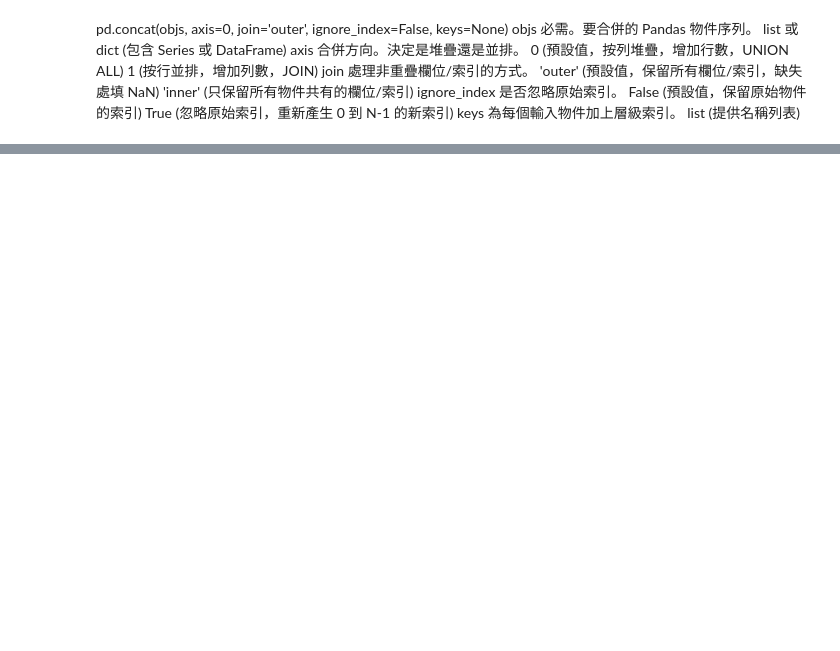
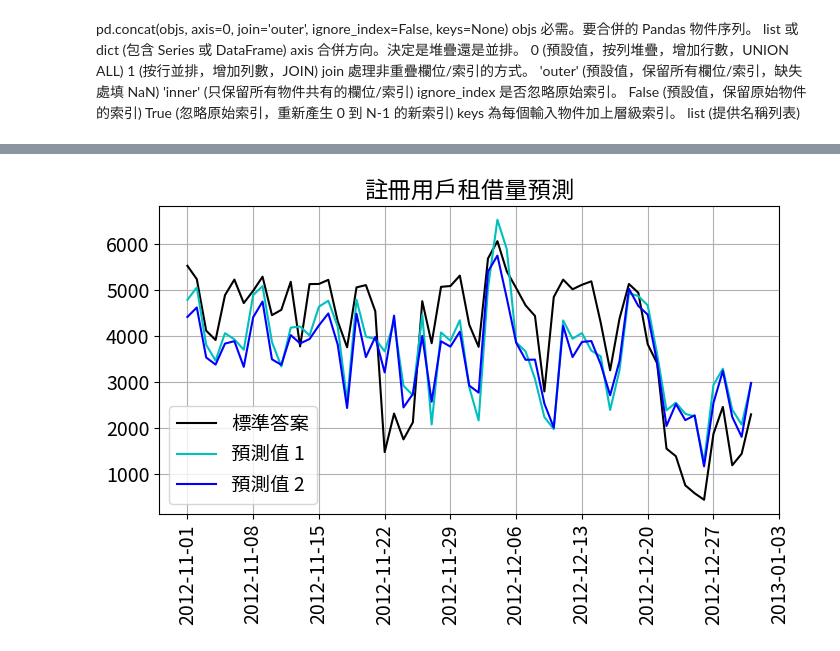
Before and after one commit to GaudiKao/learn-python-by-doing, a Jupyter notebook: Data_Structures&Alogrithms/銷量來客數預測_回歸.ipynb, the cells around one changed output, grey strips where cells are left out. Cells and saved outputs as stored; diff of their text form; code cells hidden in the pictures; blank space fills up the shorter version.

```diff
--- a/Data_Structures&Alogrithms/銷量來客數預測_回歸.ipynb
+++ b/Data_Structures&Alogrithms/銷量來客數預測_回歸.ipynb
@@ -179,0 +307,26 @@ display(x2.head())
+# %%
+# 繪製時間序列圖（調整後 註冊用戶租借量）
+import matplotlib.dates as mdates
+fig, ax = plt.subplots(figsize=(8, 4))
+
+# 繪製圖形
+ax.plot(dates_test, y_test, label='標準答案', c='k')
+ax.plot(dates_test, y_pred, label='預測值 1', c='c')
+ax.plot(dates_test, y2_pred, label='預測值 2', c='b')
+
+# 日期刻度間隔
+weeks = mdates.WeekdayLocator(byweekday=mdates.TH)
+ax.xaxis.set_major_locator(weeks)
+
+# 日期格式
+ax.tick_params(axis='x', rotation=90)
+
+# 顯示網格等
+ax.grid()
+ax.legend()
+ax.set_title('註冊用戶租借量預測')
+
+# 輸出畫面
+plt.show()
+# %% [output]
+[figure, added]
```
Also changed, not shown: parts of 12 cells of this notebook, 11 other files.
